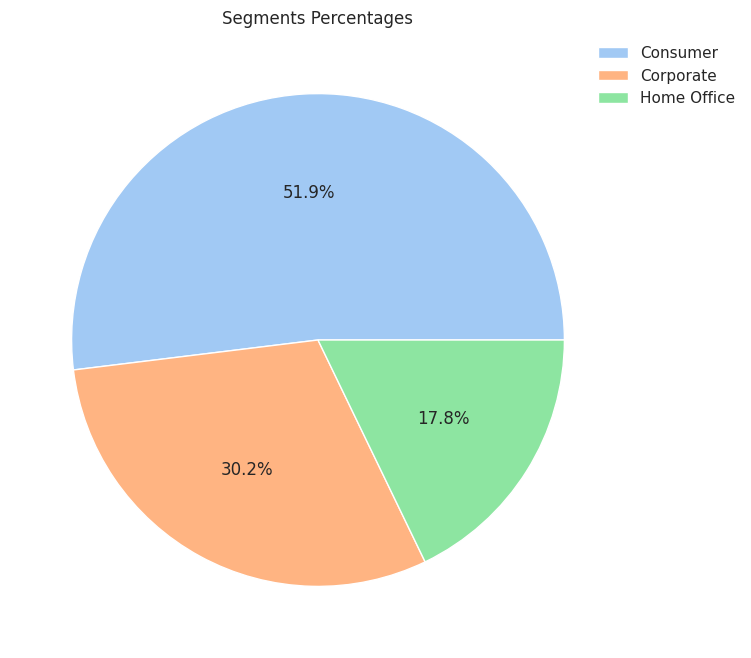
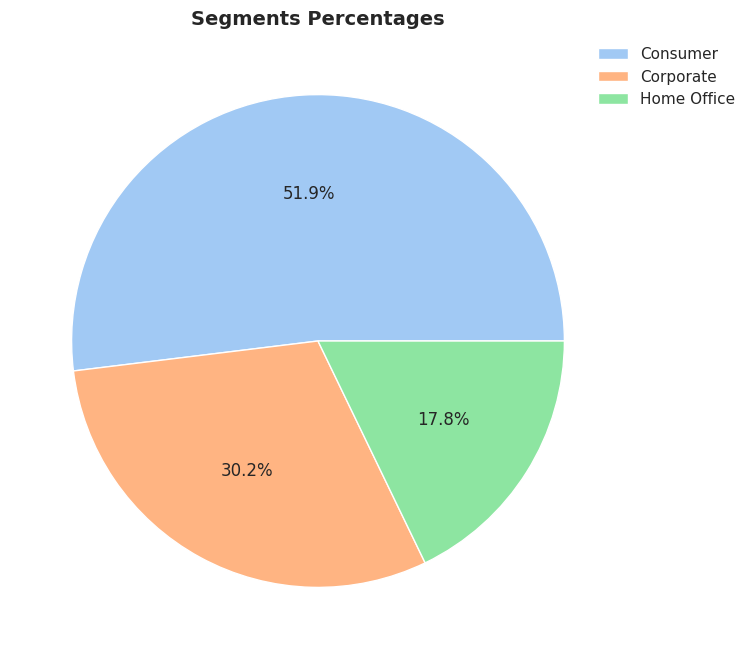
Code edit (unified diff) that turned the first committed figure into the second:
--- before
+++ after
@@ -10,5 +10,9 @@
 )
 
-plt.title("Segments Percentages")
+plt.title(
+    "Segments Percentages",
+    fontsize=14,
+    fontweight="bold"
+    )
 
 plt.legend(

Commit: Titles font modified